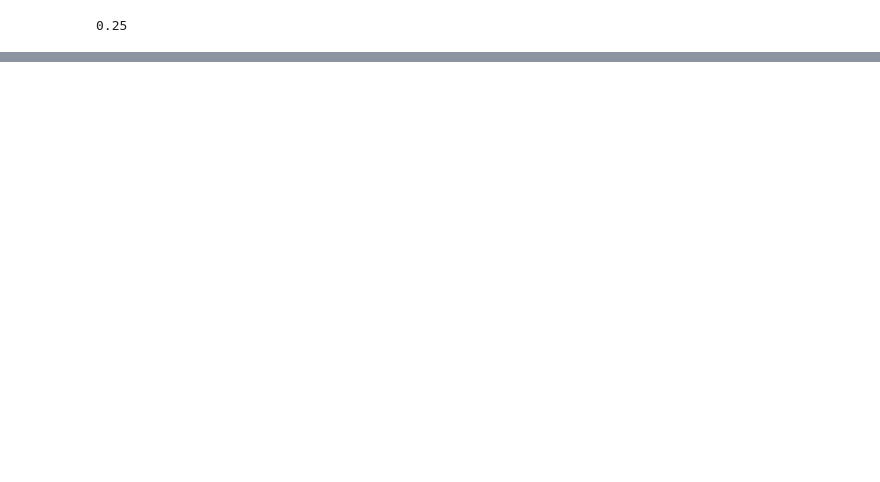
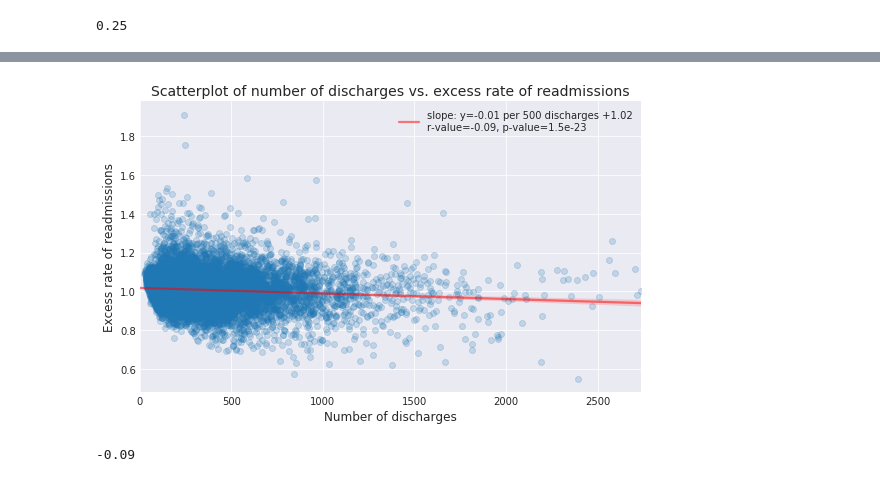
Before and after one commit to Nhorning/hospital_readmit, a Jupyter notebook: sliderule_dsi_inferential_statistics_exercise_3.ipynb, the cells around one changed output, grey strips where cells are left out. Cells and saved outputs as stored; diff of their text form; code cells hidden in the pictures; blank space fills up the shorter version.

```diff
--- a/sliderule_dsi_inferential_statistics_exercise_3.ipynb
+++ b/sliderule_dsi_inferential_statistics_exercise_3.ipynb
@@ -229,0 +272,30 @@ $\Delta = 0.25$ Which is typically a small effect size, or on the lower end
+# %%
+import seaborn as sns
+
+
+def rstr(x): #convenient function to round to 2 dec and convert to string for less typing
+    return str(round(x,2))
+
+#get linear regression stats
+slope, intercept, rvalue, pvalue, stderr = stats.linregress(npx,npy)
+
+#multiply slope by 2500 to make it readable at all
+sl = slope*500
+
+linestr = 'slope: y='+rstr(sl)+' per 500 discharges +'+rstr(intercept)+'\nr-value='+rstr(rvalue)+', p-value='+str(round(pvalue,24))
+
+fig, ax = plt.subplots(figsize=(8,5))
+sns.regplot(npx, npy, scatter_kws={'alpha':0.2}, line_kws={'color':'red','alpha':0.5,'label':linestr}, ax=ax)
+
+sns.set_style('darkgrid')
+ax.set_xlim([0, max(x)])
+ax.set_xlabel('Number of discharges', fontsize=12)
+ax.set_ylabel('Excess rate of readmissions', fontsize=12)
+ax.set_title('Scatterplot of number of discharges vs. excess rate of readmissions', fontsize=14)
+ax.legend()
+#ax.grid(True)
+fig.tight_layout()
+plt.show()
+# %% [output]
+[figure, added]
+-0.09
```
Also changed, not shown: parts of 8 cells of this notebook.
